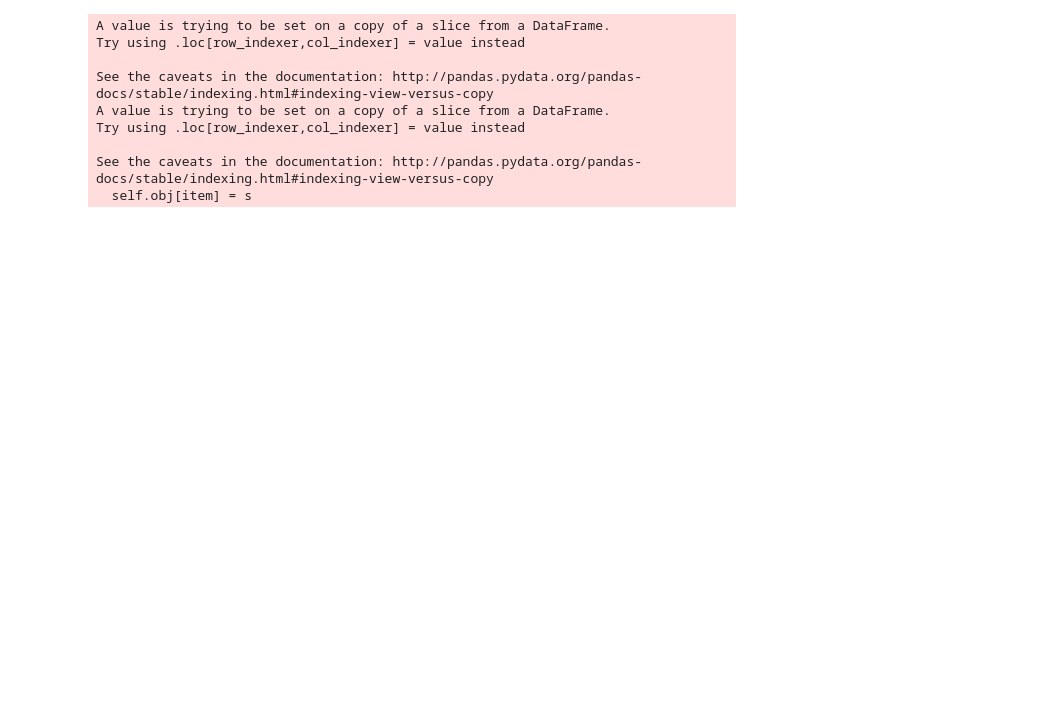
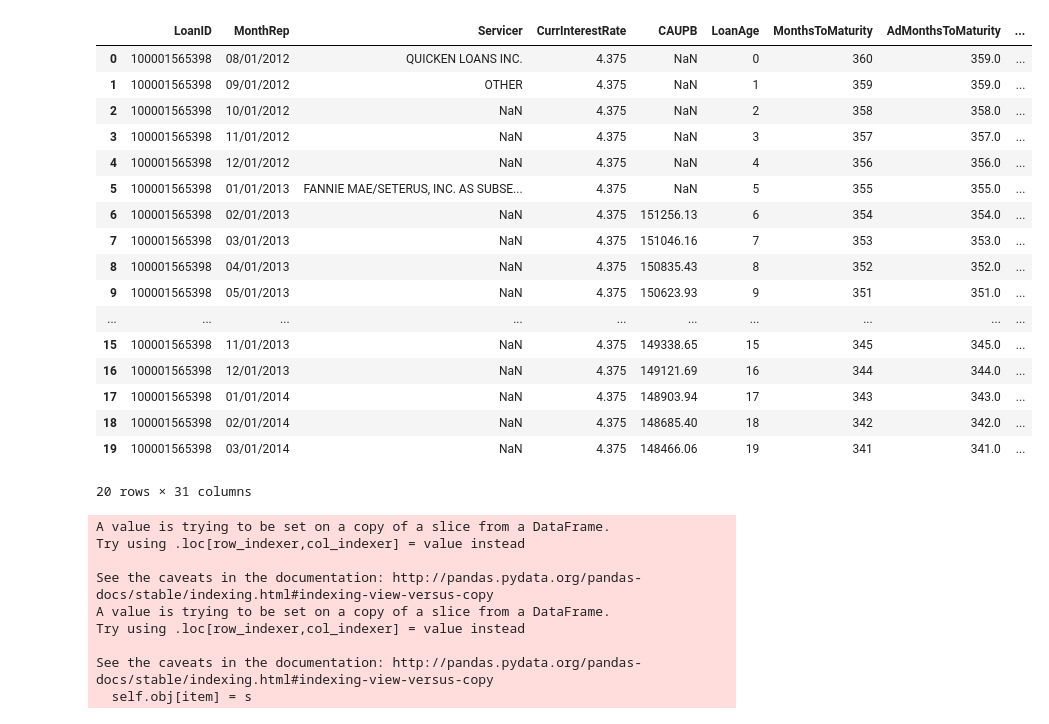
Before and after one commit to EY-BE-FSO-AI/ML4Credit, a Jupyter notebook: PD/notebooks/Make Dataset.ipynb, the cells around one changed output. Cells and saved outputs as stored; diff of their text form; code cells hidden in the pictures; blank space fills up the shorter version.

```diff
--- a/PD/notebooks/Make Dataset.ipynb
+++ b/PD/notebooks/Make Dataset.ipynb
@@ -67,6 +68,33 @@ perf_type_map = {'LoanID': 'int64', 'Servicer': 'category', 'CurrInterestRate':
 extended_selec_per = col_per
 
 col_per_subset = extended_selec_per
+# %%
+file_name='C:/Users/bebxadvberb/Documents/AI/Trusted AI/Performance_HARP.txt'
+lines_to_read = 1e5
+# %%
+pf = pd.read_csv(file_name, sep='|', names=col_per, index_col=False,
+                     nrows=lines_to_read)
+# %%
+pf.head(20)
+# %% [output]
+|  | LoanID | MonthRep | Servicer | CurrInterestRate | CAUPB | LoanAge | MonthsToMaturity | AdMonthsToMaturity | ... |
+| 0 | 100001565398 | 08/01/2012 | QUICKEN LOANS INC. | 4.375 | NaN | 0 | 360 | 359.0 | ... |
+| 1 | 100001565398 | 09/01/2012 | OTHER | 4.375 | NaN | 1 | 359 | 359.0 | ... |
+| 2 | 100001565398 | 10/01/2012 | NaN | 4.375 | NaN | 2 | 358 | 358.0 | ... |
+| 3 | 100001565398 | 11/01/2012 | NaN | 4.375 | NaN | 3 | 357 | 357.0 | ... |
+| 4 | 100001565398 | 12/01/2012 | NaN | 4.375 | NaN | 4 | 356 | 356.0 | ... |
+| 5 | 100001565398 | 01/01/2013 | FANNIE MAE/SETERUS, INC. AS SUBSE... | 4.375 | NaN | 5 | 355 | 355.0 | ... |
+| 6 | 100001565398 | 02/01/2013 | NaN | 4.375 | 151256.13 | 6 | 354 | 354.0 | ... |
+| 7 | 100001565398 | 03/01/2013 | NaN | 4.375 | 151046.16 | 7 | 353 | 353.0 | ... |
+| 8 | 100001565398 | 04/01/2013 | NaN | 4.375 | 150835.43 | 8 | 352 | 352.0 | ... |
+| 9 | 100001565398 | 05/01/2013 | NaN | 4.375 | 150623.93 | 9 | 351 | 351.0 | ... |
+| ... | ... | ... | ... | ... | ... | ... | ... | ... | ... |
+| 15 | 100001565398 | 11/01/2013 | NaN | 4.375 | 149338.65 | 15 | 345 | 345.0 | ... |
+| 16 | 100001565398 | 12/01/2013 | NaN | 4.375 | 149121.69 | 16 | 344 | 344.0 | ... |
+| 17 | 100001565398 | 01/01/2014 | NaN | 4.375 | 148903.94 | 17 | 343 | 343.0 | ... |
+| 18 | 100001565398 | 02/01/2014 | NaN | 4.375 | 148685.40 | 18 | 342 | 342.0 | ... |
+| 19 | 100001565398 | 03/01/2014 | NaN | 4.375 | 148466.06 | 19 | 341 | 341.0 | ... |
+20 rows × 31 columns
 # %%
 def read_file(file_name, ref_year, lines_to_read=None):
     """
```
Also changed, not shown: parts of 5 cells of this notebook, 5 other files.
